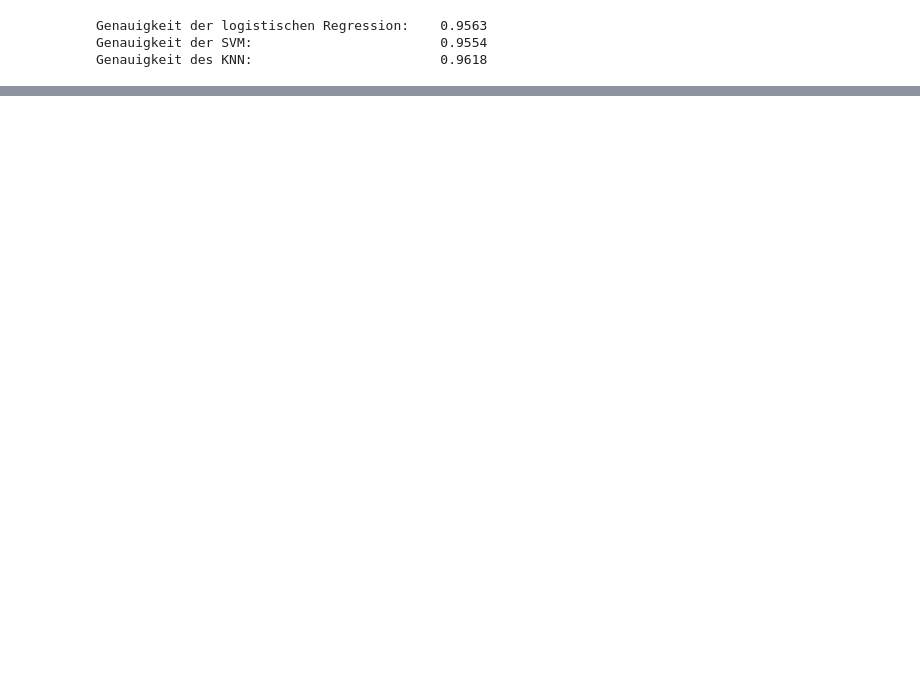
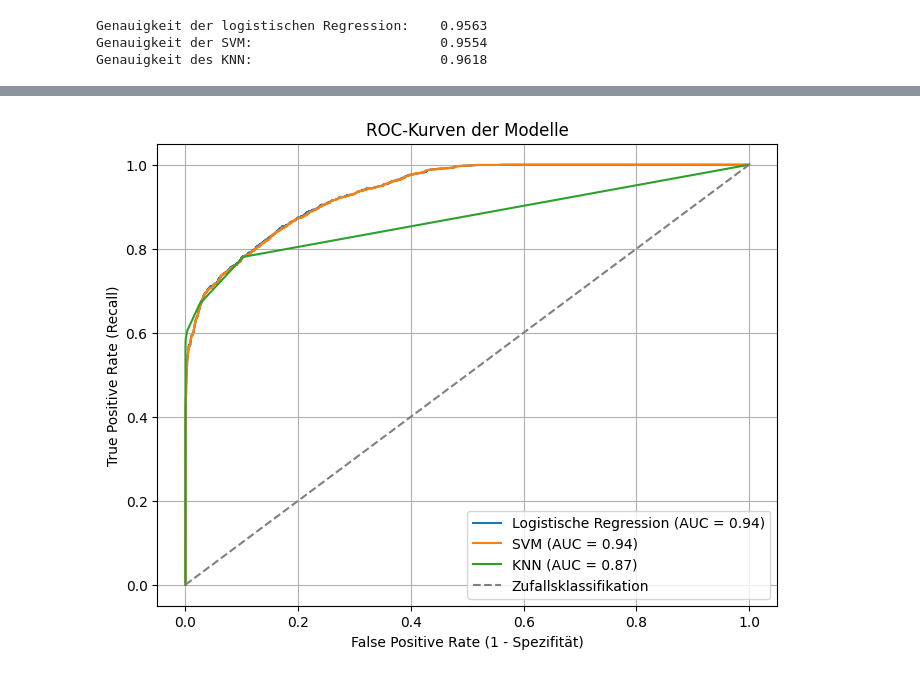
Before and after one commit to TomsaJ/FH_SWF-ML, a Jupyter notebook: notebook.ipynb, the cells around one changed output, grey strips where cells are left out. Saved outputs shown, nothing was run; the diff lists cells and outputs as text; code cells hidden in the pictures; blank space fills up the shorter version.

```diff
--- a/notebook.ipynb
+++ b/notebook.ipynb
@@ -432,0 +534,37 @@ Precision des KNN: 0.9456
+# %%
+import matplotlib.pyplot as plt
+from sklearn.metrics import roc_curve, roc_auc_score
+
+# Wahrscheinlichkeiten für die positive Klasse vorhersagen
+y_prob_logreg = logreg.predict_proba(X_test)[:, 1]
+y_prob_svm = svm.decision_function(X_test)  # SVM liefert Entscheidungsscores
+y_prob_knn = knn.predict_proba(X_test)[:, 1]
+
+# ROC-Kurven berechnen
+fpr_logreg, tpr_logreg, _ = roc_curve(y_test, y_prob_logreg)
+fpr_svm, tpr_svm, _ = roc_curve(y_test, y_prob_svm)
+fpr_knn, tpr_knn, _ = roc_curve(y_test, y_prob_knn)
+
+# AUC-Werte berechnen
+auc_logreg = roc_auc_score(y_test, y_prob_logreg)
+auc_svm = roc_auc_score(y_test, y_prob_svm)
+auc_knn = roc_auc_score(y_test, y_prob_knn)
+
+# Plot der ROC-Kurven
+plt.figure(figsize=(8, 6))
+plt.plot(fpr_logreg, tpr_logreg, label=f'Logistische Regression (AUC = {auc_logreg:.2f})')
+plt.plot(fpr_svm, tpr_svm, label=f'SVM (AUC = {auc_svm:.2f})')
+plt.plot(fpr_knn, tpr_knn, label=f'KNN (AUC = {auc_knn:.2f})')
+
+# Diagonale für Zufallsklassifikation
+plt.plot([0, 1], [0, 1], linestyle='--', color='gray', label='Zufallsklassifikation')
+
+# Achsenbeschriftungen und Titel
+plt.xlabel('False Positive Rate (1 - Spezifität)')
+plt.ylabel('True Positive Rate (Recall)')
+plt.title('ROC-Kurven der Modelle')
+plt.legend(loc='lower right')
+plt.grid()
+plt.show()
+# %% [output]
+[figure, added]
```
Also changed, not shown: parts of 19 cells of this notebook.
